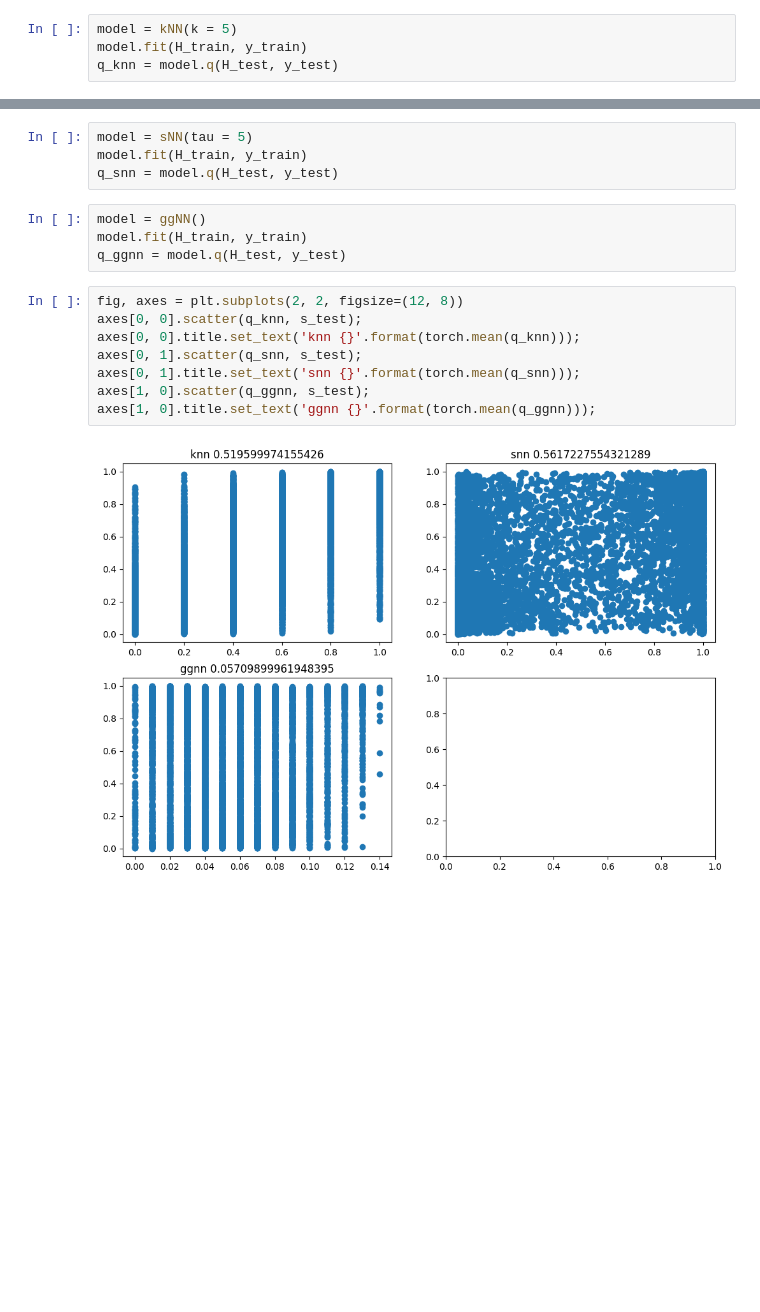
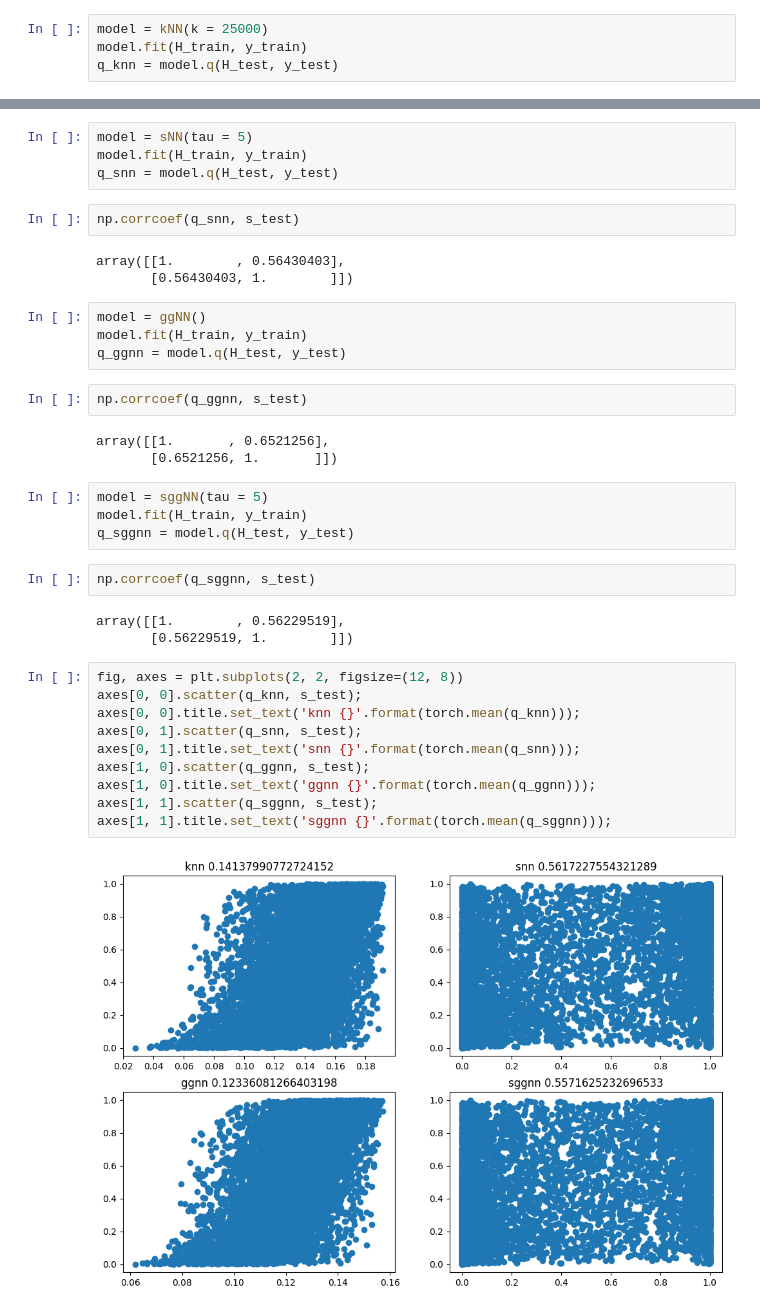
Before and after one commit to cljosegfer/nn, a Jupyter notebook: draft.ipynb, the cells around one changed output, grey strips where cells are left out. Saved outputs shown, nothing was run; the diff lists cells and outputs as text; blank space fills up the shorter version.

Commit message:
add sggnn method

```diff
--- a/draft.ipynb
+++ b/draft.ipynb
@@ -17,6 +17,6 @@ y_test = torch.load('data/y_test.pt')
 yhat_test = torch.load('data/yhat_test.pt')
 s_test = torch.load('data/s_test.pt')
 # %%
-model = kNN(k = 5)
+model = kNN(k = 25000)
 model.fit(H_train, y_train)
 q_knn = model.q(H_test, y_test)
@@ -24,17 +29,38 @@ q_knn = model.q(H_test, y_test)
 model = sNN(tau = 5)
 model.fit(H_train, y_train)
 q_snn = model.q(H_test, y_test)
+# %%
+np.corrcoef(q_snn, s_test)
+# %% [output]
+array([[1.        , 0.56430403],
+       [0.56430403, 1.        ]])
 # %%
 model = ggNN()
 model.fit(H_train, y_train)
 q_ggnn = model.q(H_test, y_test)
+# %%
+np.corrcoef(q_ggnn, s_test)
+# %% [output]
+array([[1.       , 0.6521256],
+       [0.6521256, 1.       ]])
+# %%
+model = sggNN(tau = 5)
+model.fit(H_train, y_train)
+q_sggnn = model.q(H_test, y_test)
+# %%
+np.corrcoef(q_sggnn, s_test)
+# %% [output]
+array([[1.        , 0.56229519],
+       [0.56229519, 1.        ]])
 # %%
 fig, axes = plt.subplots(2, 2, figsize=(12, 8))
 axes[0, 0].scatter(q_knn, s_test);
 axes[0, 0].title.set_text('knn {}'.format(torch.mean(q_knn)));
 axes[0, 1].scatter(q_snn, s_test);
 axes[0, 1].title.set_text('snn {}'.format(torch.mean(q_snn)));
 axes[1, 0].scatter(q_ggnn, s_test);
 axes[1, 0].title.set_text('ggnn {}'.format(torch.mean(q_ggnn)));
+axes[1, 1].scatter(q_sggnn, s_test);
+axes[1, 1].title.set_text('sggnn {}'.format(torch.mean(q_sggnn)));
 # %% [output]
-[figure, old version]
+[figure, new version]
```
Also changed, not shown: parts of 2 cells of this notebook, 2 other files.
